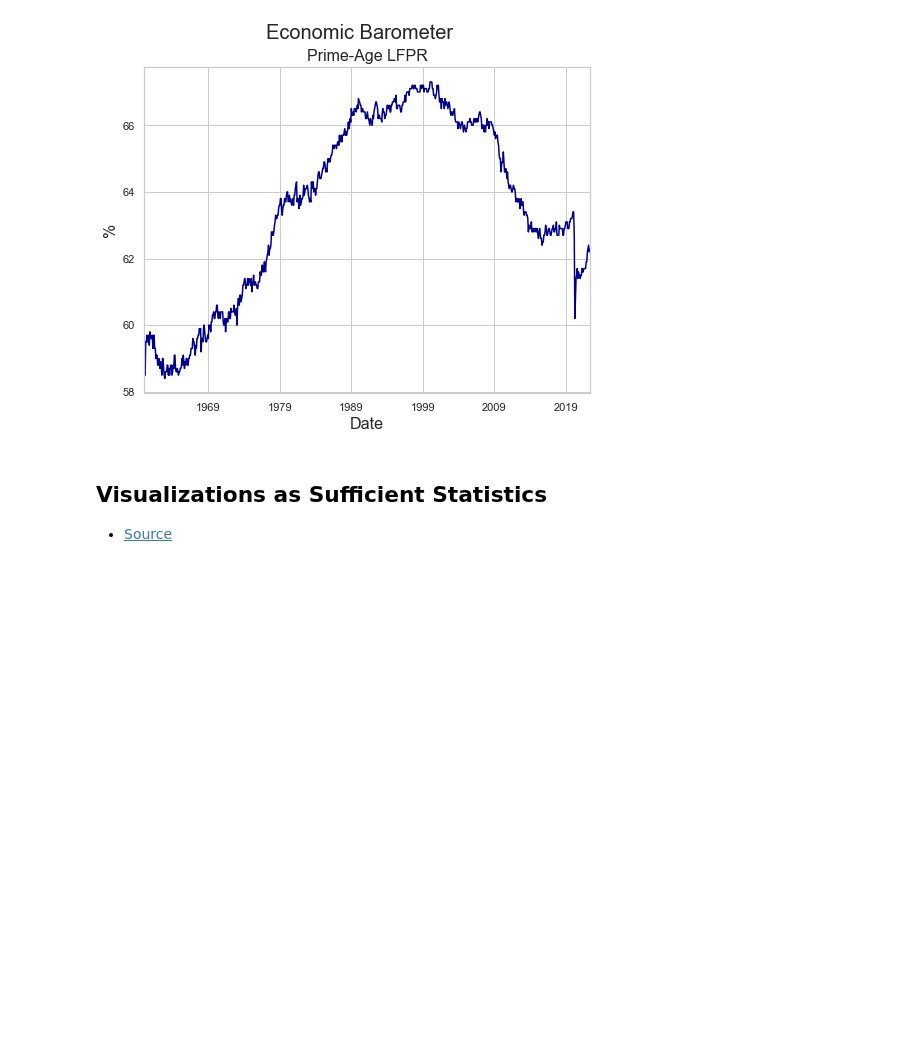
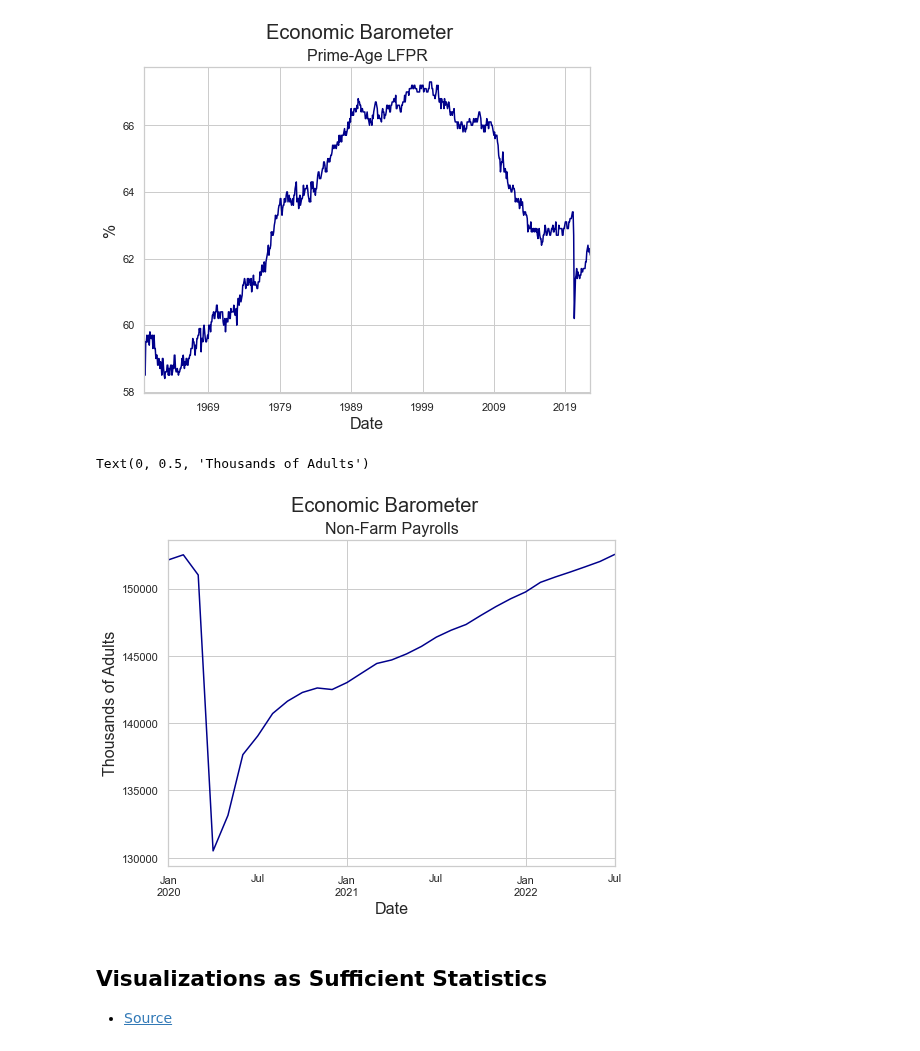
Before and after one commit to thsavage/Macroeconomic-Talking-Points, a Jupyter notebook: Macroeconomic Talking Points.ipynb, the cells around one changed output. Drawn from its saved outputs; the diff is of its cells as text; code cells hidden in the pictures; blank space fills up the shorter version.

```diff
--- a/Macroeconomic Talking Points.ipynb
+++ b/Macroeconomic Talking Points.ipynb
@@ -201,6 +196,16 @@ plt.ylabel('%', fontsize=16)
 # %% [output]
 Text(0, 0.5, '%')
 [figure]
+# %%
+jobs = fred.get_series("PAYEMS", observation_start='2020-01-01')
+jobs.plot(color='darkblue', figsize=(8, 6))
+plt.suptitle('Economic Barometer', fontsize=20)
+plt.title('Non-Farm Payrolls', fontsize=16)
+plt.xlabel('Date', fontsize=16)
+plt.ylabel('Thousands of Adults', fontsize=16)
+# %% [output]
+Text(0, 0.5, 'Thousands of Adults')
+[figure, added]
 # %% [markdown]
 ## Visualizations as Sufficient Statistics
 * [Source](https://github.com/owid/covid-19-data/tree/master/public/data/vaccinations)
```
Also changed, not shown: parts of 13 cells of this notebook.
